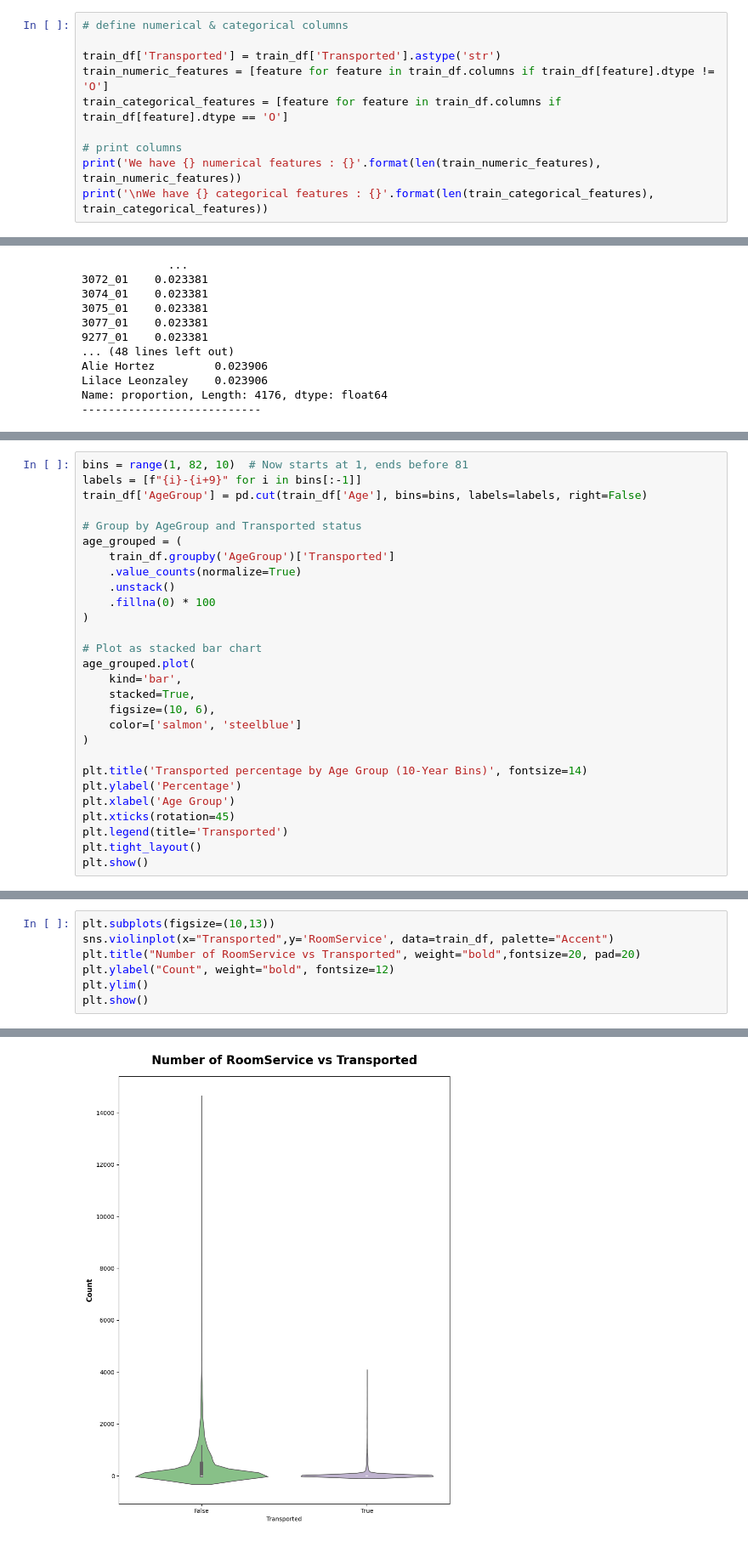
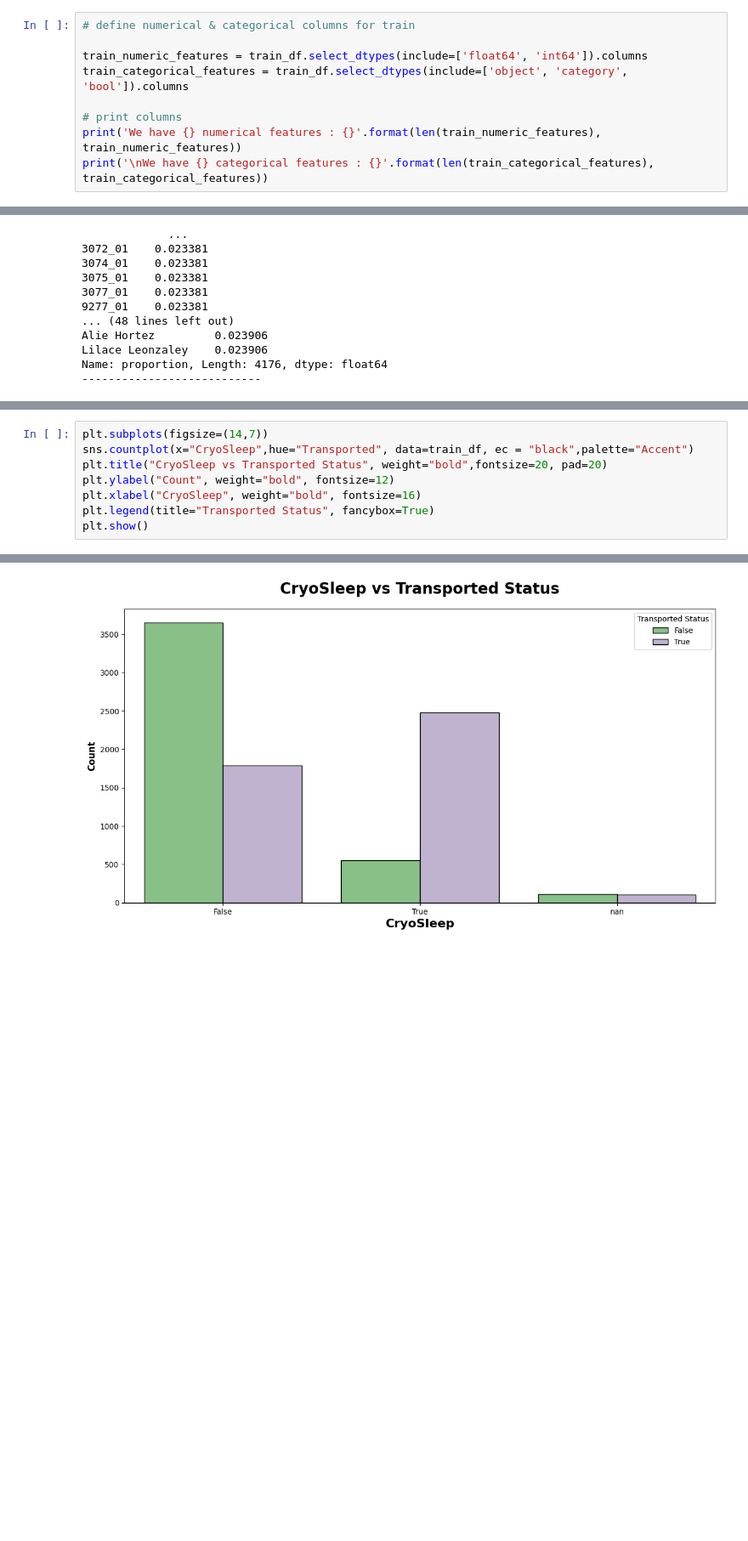
Before and after one commit to MD0210/mlops-spaceshiptitanic-project, a Jupyter notebook: notebook/1_EDA_spaceship_titanic.ipynb, the cells around one changed output, grey strips where cells are left out. Shown at 85% size. Saved outputs shown, nothing was run; the diff lists cells and outputs as text; blank space fills up the shorter version.

```diff
--- a/notebook/1_EDA_spaceship_titanic.ipynb
+++ b/notebook/1_EDA_spaceship_titanic.ipynb
@@ -168,9 +244,8 @@ memory usage: 434.5+ KB
 # %%
-# define numerical & categorical columns
+# define numerical & categorical columns for train
 
-train_df['Transported'] = train_df['Transported'].astype('str')
-train_numeric_features = [feature for feature in train_df.columns if train_df[feature].dtype != 'O']
-train_categorical_features = [feature for feature in train_df.columns if train_df[feature].dtype == 'O']
+train_numeric_features = train_df.select_dtypes(include=['float64', 'int64']).columns
+train_categorical_features = train_df.select_dtypes(include=['object', 'category', 'bool']).columns
 
 # print columns
 print('We have {} numerical features : {}'.format(len(train_numeric_features), train_numeric_features))
@@ -555,28 +620,0 @@ train_df.groupby('Age')['Transported'].value_counts(normalize=True).to_frame()*1
-# %%
-bins = range(1, 82, 10)  # Now starts at 1, ends before 81
-labels = [f"{i}-{i+9}" for i in bins[:-1]]
-train_df['AgeGroup'] = pd.cut(train_df['Age'], bins=bins, labels=labels, right=False)
-
-# Group by AgeGroup and Transported status
-age_grouped = (
-    train_df.groupby('AgeGroup')['Transported']
-    .value_counts(normalize=True)
-    .unstack()
-    .fillna(0) * 100
-)
-
-# Plot as stacked bar chart
-age_grouped.plot(
-    kind='bar',
-    stacked=True,
-    figsize=(10, 6),
-    color=['salmon', 'steelblue']
-)
-
-plt.title('Transported percentage by Age Group (10-Year Bins)', fontsize=14)
-plt.ylabel('Percentage')
-plt.xlabel('Age Group')
-plt.xticks(rotation=45)
-plt.legend(title='Transported')
-plt.tight_layout()
-plt.show()
@@ -614,8 +673,9 @@ train_df.groupby('RoomService')['Transported'].value_counts(normalize=True).to_f
 # %%
-plt.subplots(figsize=(10,13))
-sns.violinplot(x="Transported",y='RoomService', data=train_df, palette="Accent")
-plt.title("Number of RoomService vs Transported", weight="bold",fontsize=20, pad=20)
+plt.subplots(figsize=(14,7))
+sns.countplot(x="CryoSleep",hue="Transported", data=train_df, ec = "black",palette="Accent")
+plt.title("CryoSleep vs Transported Status", weight="bold",fontsize=20, pad=20)
 plt.ylabel("Count", weight="bold", fontsize=12)
-plt.ylim()
+plt.xlabel("CryoSleep", weight="bold", fontsize=16)
+plt.legend(title="Transported Status", fancybox=True)
 plt.show()
 # %% [output]
@@ -625 +682 @@ Passing `palette` without assigning `hue` is deprecated and will be removed in v
-[figure, old version]
+[figure, new version]
```
Also changed, not shown: parts of 84 cells of this notebook.
